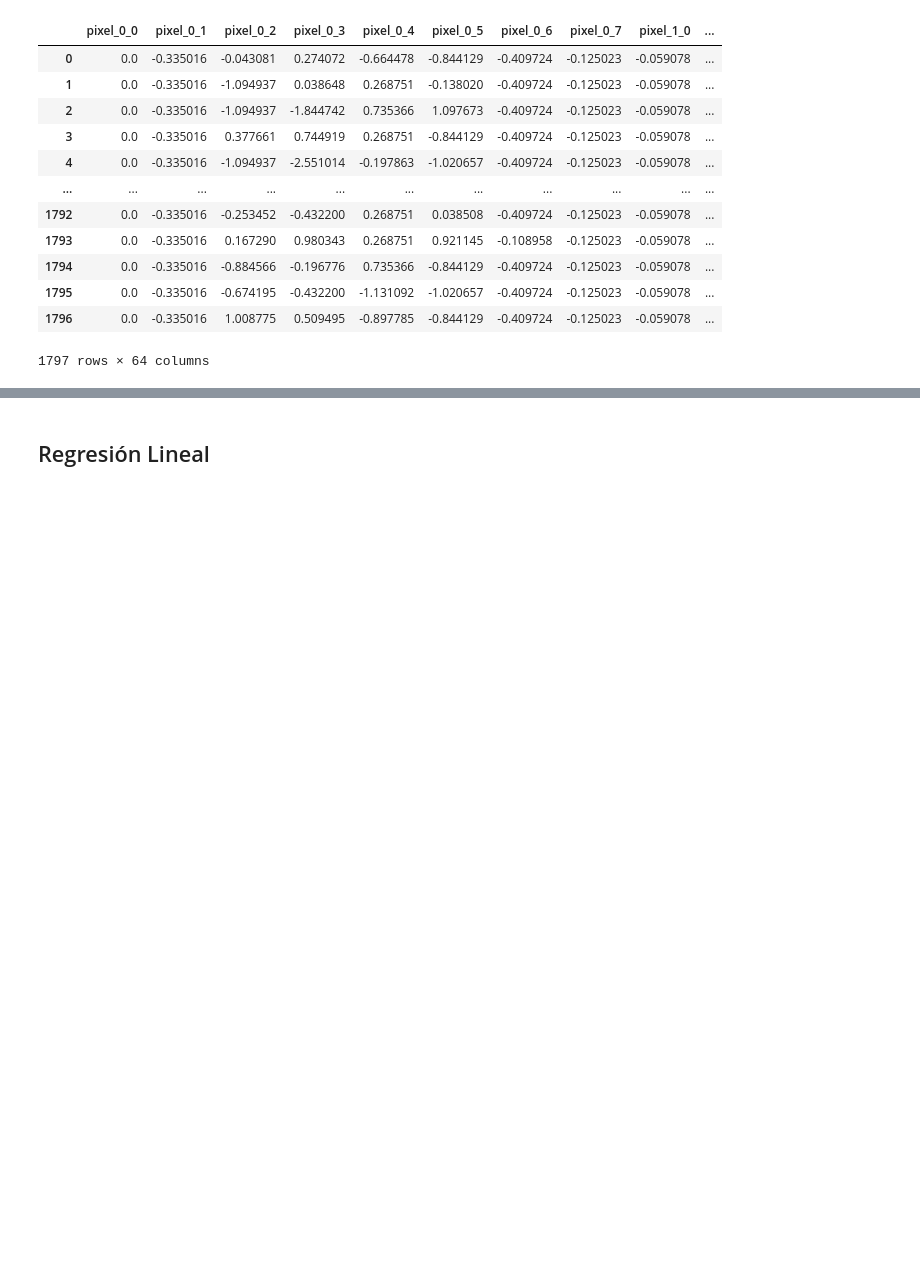
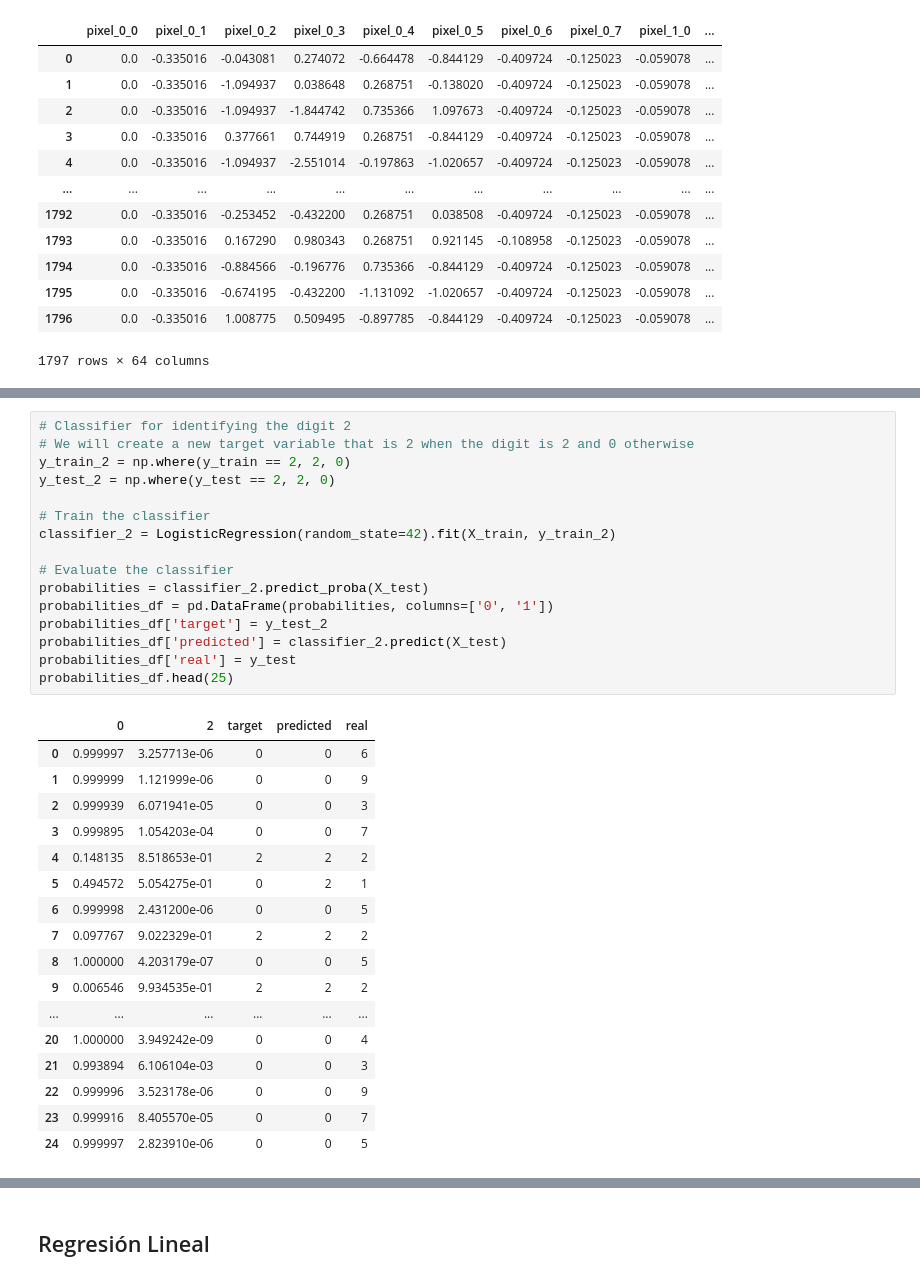
Before and after one commit to MonicaCabanas23/Clasificacion-y-Regresion-Lineal, a Jupyter notebook: Clasificacion_y_Regresion_Lineal.ipynb, the cells around one changed output, grey strips where cells are left out. Cells and saved outputs as stored; diff of their text form; blank space fills up the shorter version.

```diff
--- a/Clasificacion_y_Regresion_Lineal.ipynb
+++ b/Clasificacion_y_Regresion_Lineal.ipynb
@@ -112,0 +186,34 @@ clf = LogisticRegression(random_state=0).fit(standarized_digits, digits.target)
+# %%
+# Classifier for identifying the digit 2
+# We will create a new target variable that is 2 when the digit is 2 and 0 otherwise
+y_train_2 = np.where(y_train == 2, 2, 0)
+y_test_2 = np.where(y_test == 2, 2, 0)
+
+# Train the classifier
+classifier_2 = LogisticRegression(random_state=42).fit(X_train, y_train_2)
+
+# Evaluate the classifier
+probabilities = classifier_2.predict_proba(X_test)
+probabilities_df = pd.DataFrame(probabilities, columns=['0', '1'])
+probabilities_df['target'] = y_test_2
+probabilities_df['predicted'] = classifier_2.predict(X_test)
+probabilities_df['real'] = y_test
+probabilities_df.head(25)
+# %% [output]
+|  | 0 | 2 | target | predicted | real |
+| 0 | 0.999997 | 3.257713e-06 | 0 | 0 | 6 |
+| 1 | 0.999999 | 1.121999e-06 | 0 | 0 | 9 |
+| 2 | 0.999939 | 6.071941e-05 | 0 | 0 | 3 |
+| 3 | 0.999895 | 1.054203e-04 | 0 | 0 | 7 |
+| 4 | 0.148135 | 8.518653e-01 | 2 | 2 | 2 |
+| 5 | 0.494572 | 5.054275e-01 | 0 | 2 | 1 |
+| 6 | 0.999998 | 2.431200e-06 | 0 | 0 | 5 |
+| 7 | 0.097767 | 9.022329e-01 | 2 | 2 | 2 |
+| 8 | 1.000000 | 4.203179e-07 | 0 | 0 | 5 |
+| 9 | 0.006546 | 9.934535e-01 | 2 | 2 | 2 |
+| ... | ... | ... | ... | ... | ... |
+| 20 | 1.000000 | 3.949242e-09 | 0 | 0 | 4 |
+| 21 | 0.993894 | 6.106104e-03 | 0 | 0 | 3 |
+| 22 | 0.999996 | 3.523178e-06 | 0 | 0 | 9 |
+| 23 | 0.999916 | 8.405570e-05 | 0 | 0 | 7 |
+| 24 | 0.999997 | 2.823910e-06 | 0 | 0 | 5 |
```
Also changed, not shown: parts of 14 cells of this notebook.
